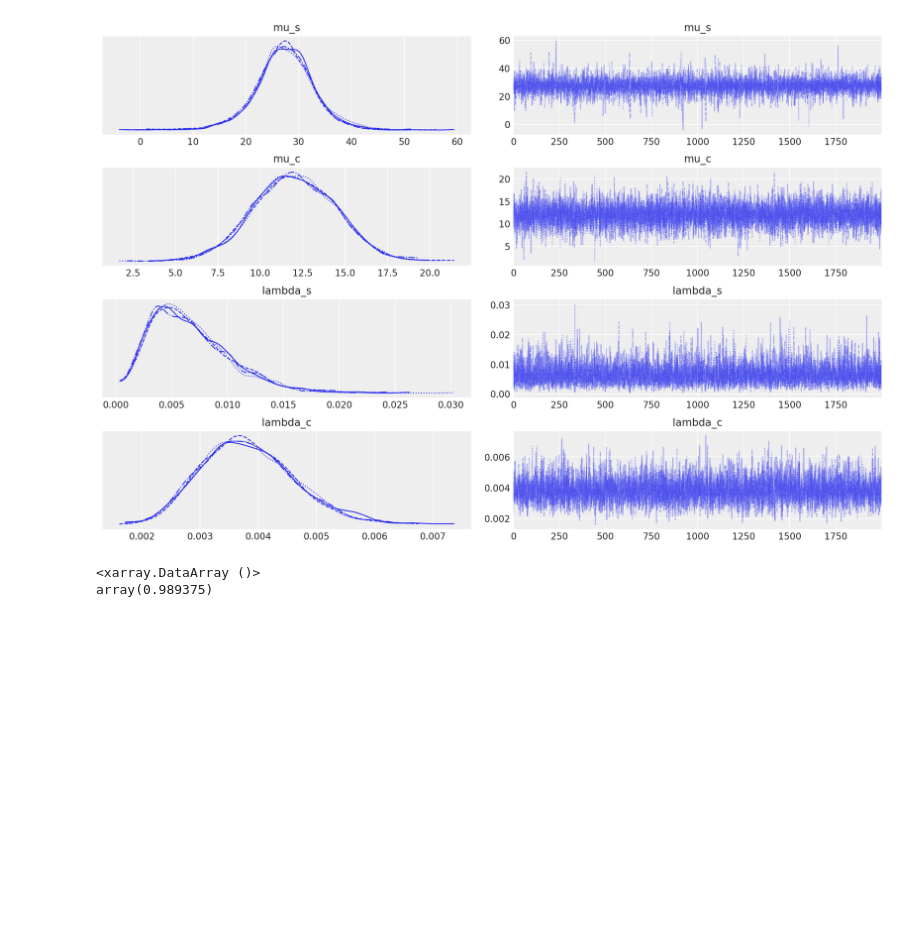
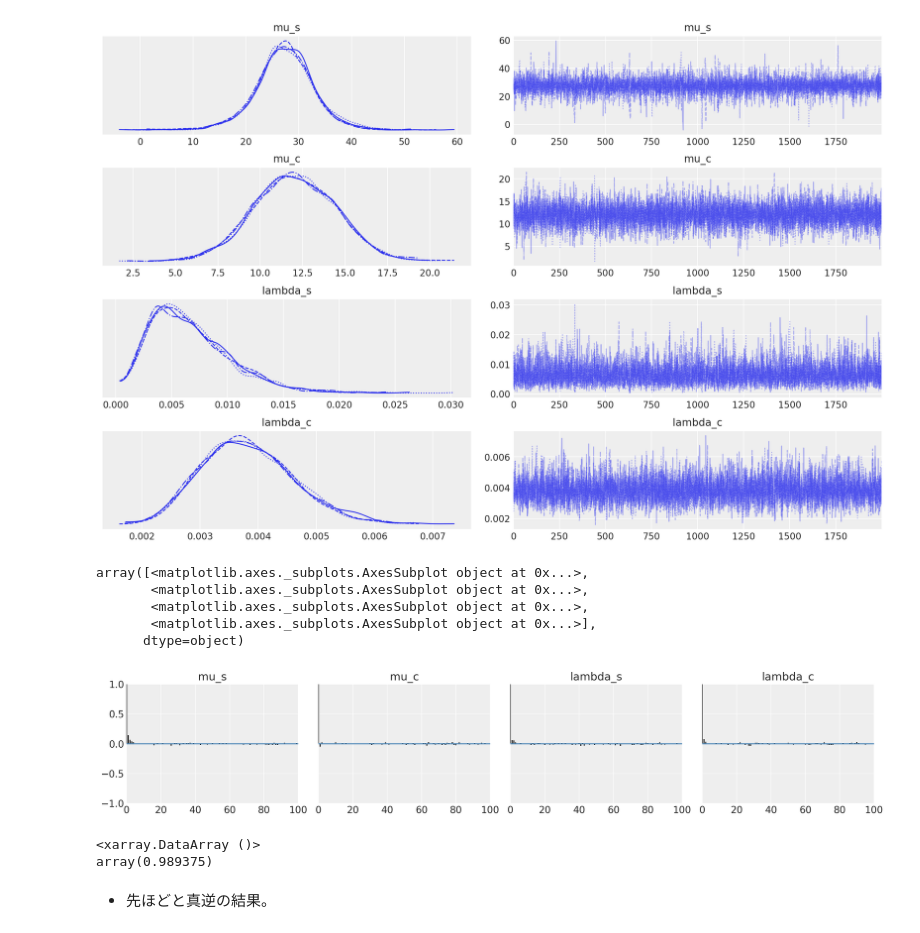
Before and after one commit to tomonari-masada/course2021-stats2, a Jupyter notebook: 04_examples.ipynb, the cells around one changed output. Saved outputs shown, nothing was run; the diff lists cells and outputs as text; code cells hidden in the pictures; blank space fills up the shorter version.

```diff
--- a/04_examples.ipynb
+++ b/04_examples.ipynb
@@ -218,8 +278,19 @@ array([[<matplotlib.axes._subplots.AxesSubplot object at 0x...>,
         <matplotlib.axes._subplots.AxesSubplot object at 0x...>]],
       dtype=object)
 [figure]
+# %%
+az.plot_autocorr(idata, combined=True, figsize=(16,3))
+# %% [output]
+array([<matplotlib.axes._subplots.AxesSubplot object at 0x...>,
+       <matplotlib.axes._subplots.AxesSubplot object at 0x...>,
+       <matplotlib.axes._subplots.AxesSubplot object at 0x...>,
+       <matplotlib.axes._subplots.AxesSubplot object at 0x...>],
+      dtype=object)
+[figure, added]
 # %%
 (idata.posterior.mu_s > idata.posterior.mu_c).sum() / 8000
 # %% [output]
 <xarray.DataArray ()>
 array(0.989375)
+# %% [markdown]
+* 先ほどと真逆の結果。
```
Also changed, not shown: parts of 25 cells of this notebook.
